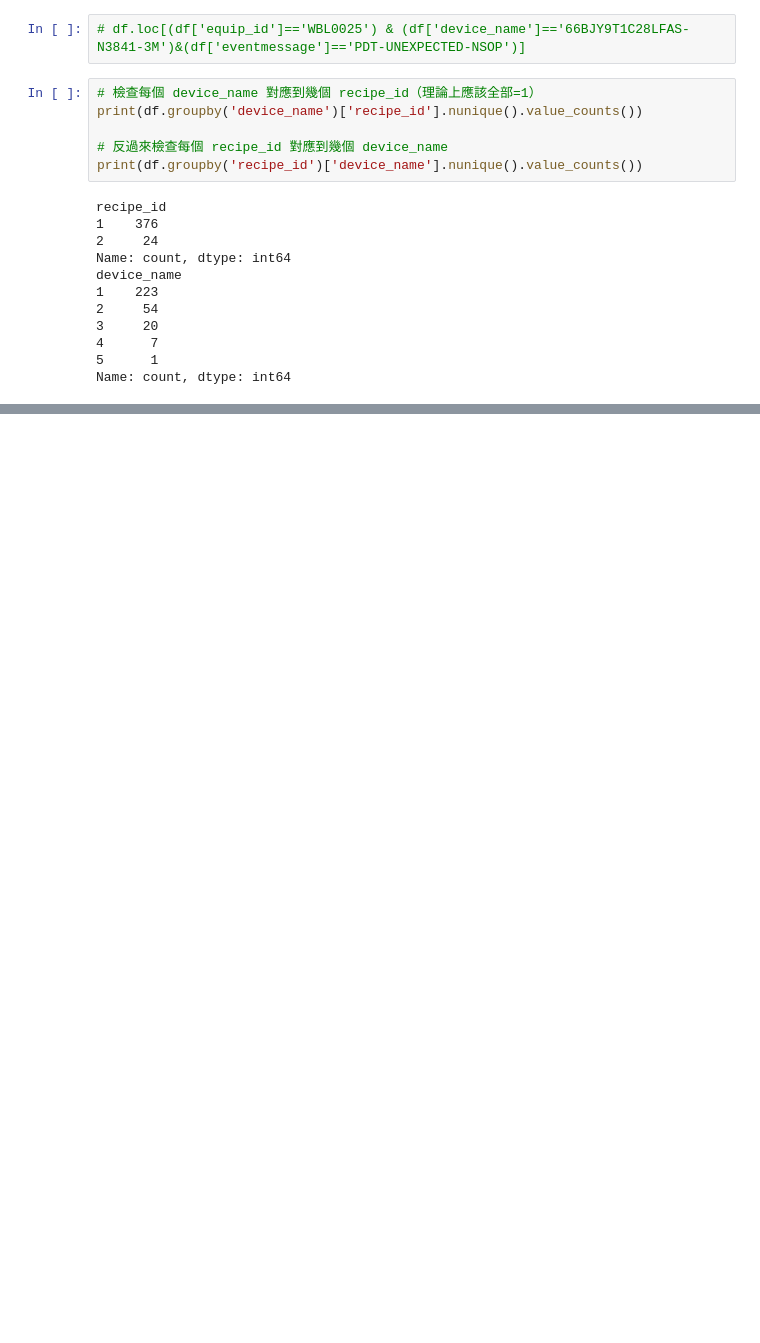
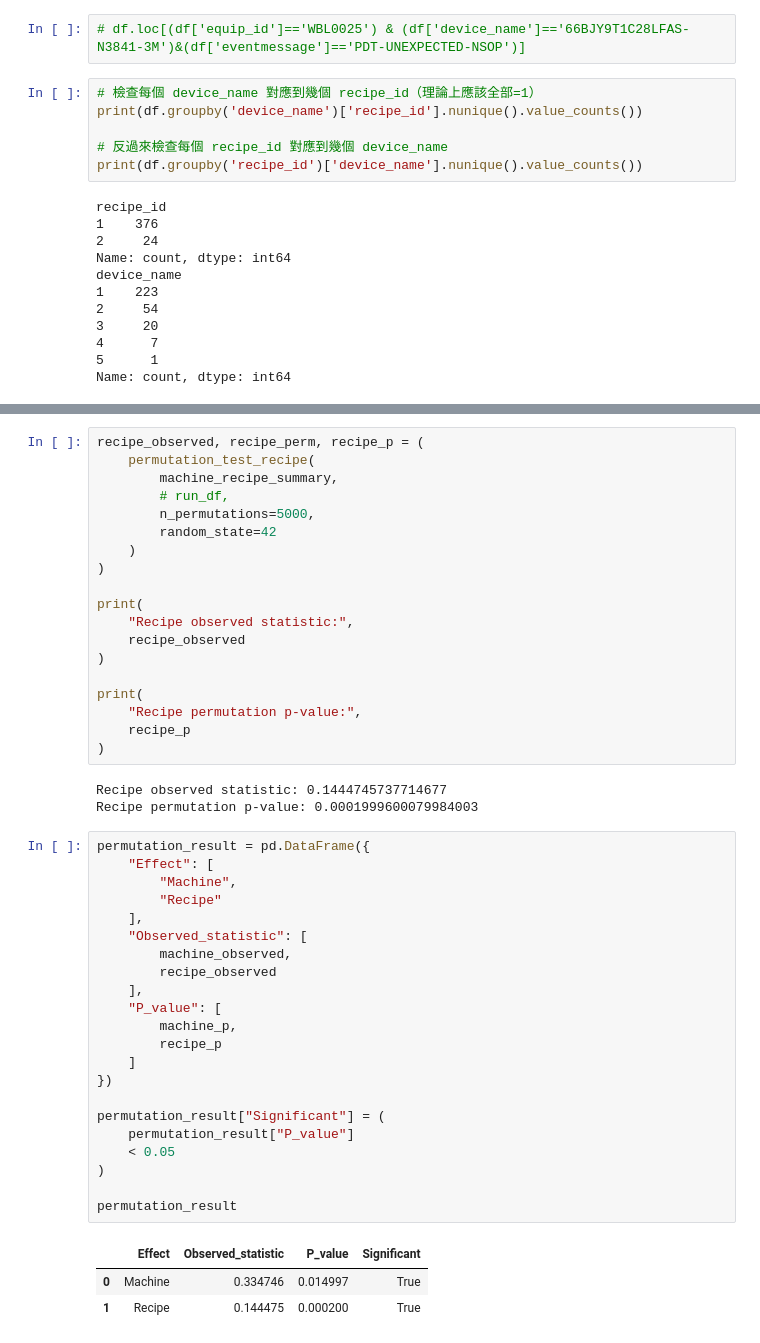
Before and after one commit to aceaceace123/test0806, a Jupyter notebook: WBMachine_ErrorEventAnalyze.ipynb, the cells around one changed output, grey strips where cells are left out. Drawn from its saved outputs; the diff is of its cells as text; blank space fills up the shorter version.

```diff
--- a/WBMachine_ErrorEventAnalyze.ipynb
+++ b/WBMachine_ErrorEventAnalyze.ipynb
@@ -1116,0 +1232,48 @@ Name: count, dtype: int64
+# %%
+recipe_observed, recipe_perm, recipe_p = (
+    permutation_test_recipe(
+        machine_recipe_summary,
+        # run_df,
+        n_permutations=5000,
+        random_state=42
+    )
+)
+
+print(
+    "Recipe observed statistic:",
+    recipe_observed
+)
+
+print(
+    "Recipe permutation p-value:",
+    recipe_p
+)
+# %% [output]
+Recipe observed statistic: 0.1444745737714677
+Recipe permutation p-value: 0.0001999600079984003
+# %%
+permutation_result = pd.DataFrame({
+    "Effect": [
+        "Machine",
+        "Recipe"
+    ],
+    "Observed_statistic": [
+        machine_observed,
+        recipe_observed
+    ],
+    "P_value": [
+        machine_p,
+        recipe_p
+    ]
+})
+
+permutation_result["Significant"] = (
+    permutation_result["P_value"]
+    < 0.05
+)
+
+permutation_result
+# %% [output]
+|  | Effect | Observed_statistic | P_value | Significant |
+| 0 | Machine | 0.334746 | 0.014997 | True |
+| 1 | Recipe | 0.144475 | 0.000200 | True |
```
Also changed, not shown: parts of 24 cells of this notebook.
